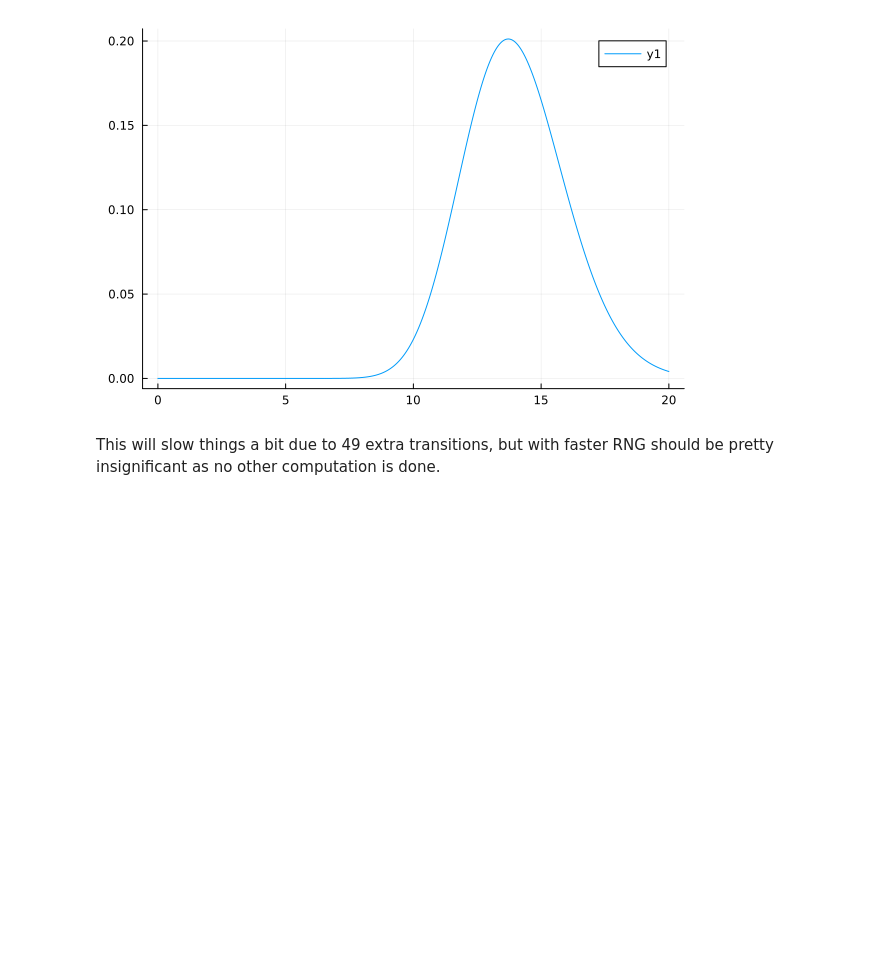
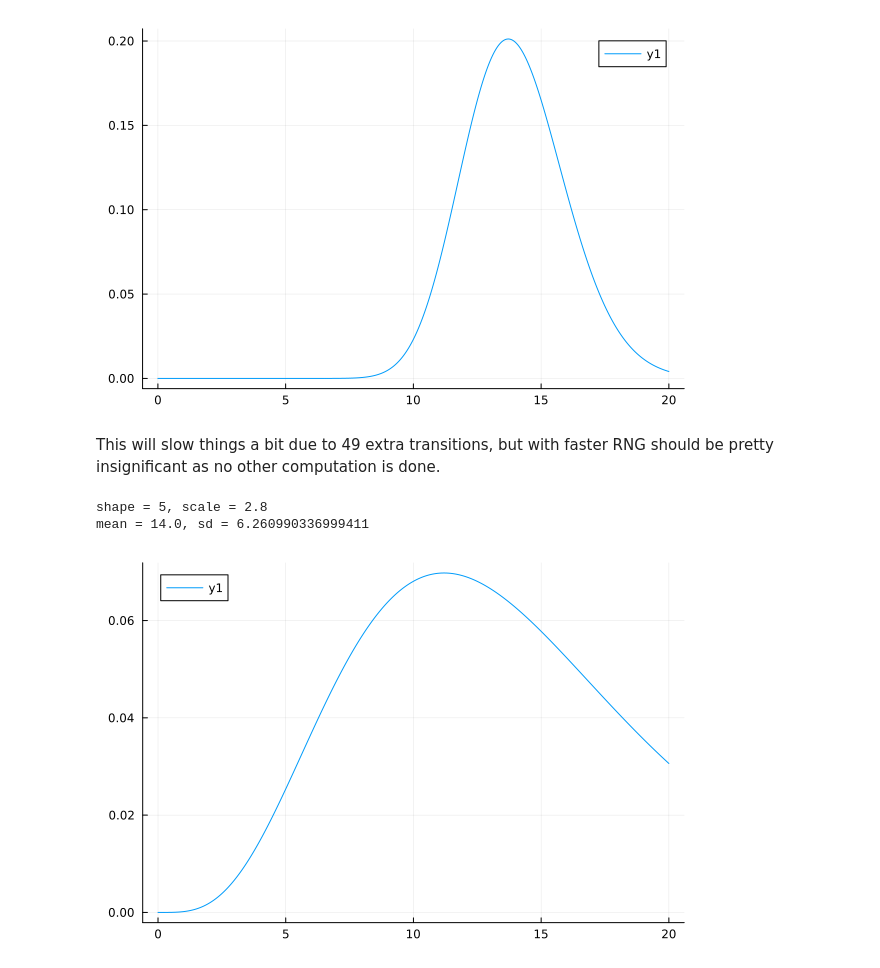
Before and after one commit to pascualgroup/varmodel3, a Jupyter notebook: notebooks/2024-03-12-erlang-distributions.ipynb, the cells around one changed output. Cells and saved outputs as stored; diff of their text form; code cells hidden in the pictures; blank space fills up the shorter version.

```diff
--- a/notebooks/2024-03-12-erlang-distributions.ipynb
+++ b/notebooks/2024-03-12-erlang-distributions.ipynb
@@ -161,3 +161,18 @@ mean = 14.0, sd = 1.9999999999999998
 [figure]
 # %% [markdown]
 This will slow things a bit due to 49 extra transitions, but with faster RNG should be pretty insignificant as no other computation is done.
+# %%
+# And here's a less narrow one
+
+begin
+    shape_int, scale = erlang_params_with_mean_approxsd(14.0, 6.0)
+    println("shape = $(shape_int), scale = $(scale)")
+    dist = Gamma(shape_int, scale)
+    println("mean = $(mean(dist)), sd = $(std(dist))")
+    x = 0.0:0.01:20
+    plot(x, pdf(dist, x))
+end
+# %% [output]
+shape = 5, scale = 2.8
+mean = 14.0, sd = 6.260990336999411
+[figure, added]
```
Also changed, not shown: parts of 1 cell of this notebook.
